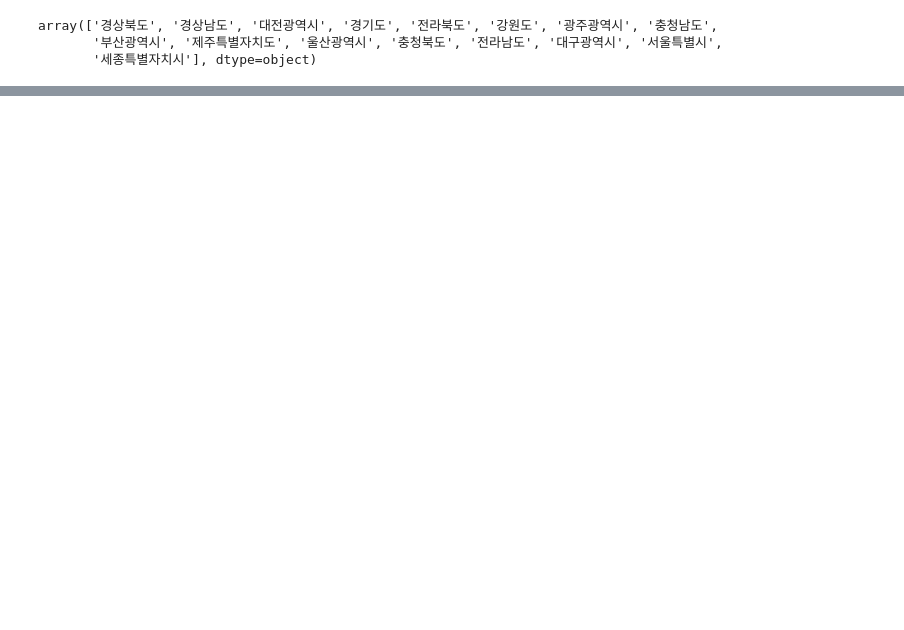
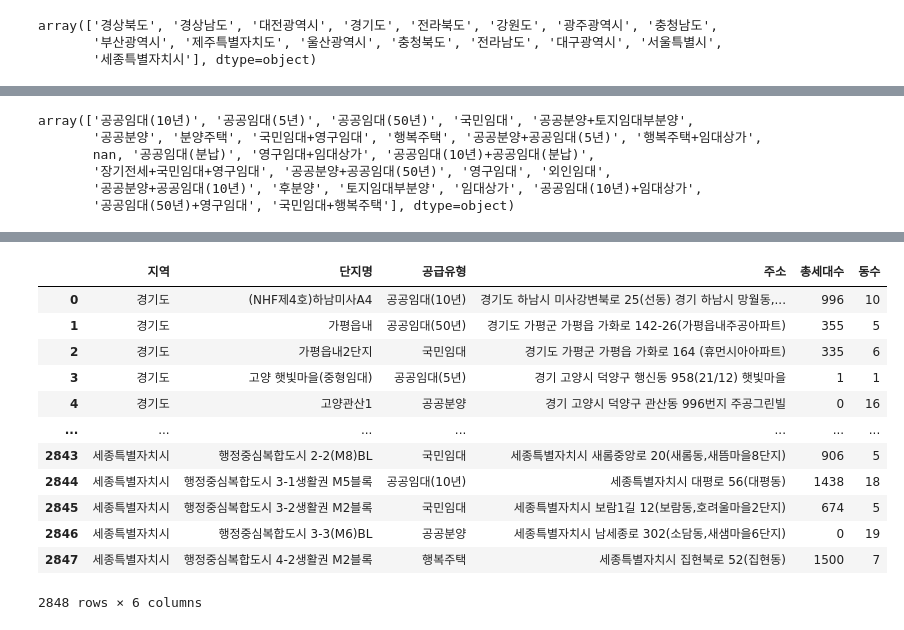
Before and after one commit to jkl851/AI_competition, a Jupyter notebook: 데이터합치기(제공데이터, 단지정보, 구성원).ipynb, the cells around one changed output, grey strips where cells are left out. Cells and saved outputs as stored; diff of their text form; code cells hidden in the pictures; blank space fills up the shorter version.

```diff
--- a/데이터합치기(제공데이터, 단지정보, 구성원).ipynb
+++ b/데이터합치기(제공데이터, 단지정보, 구성원).ipynb
@@ -123,0 +143,9 @@ a
+# %%
+danji['공급유형'].unique()
+# %% [output]
+array(['공공임대(10년)', '공공임대(5년)', '공공임대(50년)', '국민임대', '공공분양+토지임대부분양',
+       '공공분양', '분양주택', '국민임대+영구임대', '행복주택', '공공분양+공공임대(5년)', '행복주택+임대상가',
+       nan, '공공임대(분납)', '영구임대+임대상가', '공공임대(10년)+공공임대(분납)',
+       '장기전세+국민임대+영구임대', '공공분양+공공임대(50년)', '영구임대', '외인임대',
+       '공공분양+공공임대(10년)', '후분양', '토지임대부분양', '임대상가', '공공임대(10년)+임대상가',
+       '공공임대(50년)+영구임대', '국민임대+행복주택'], dtype=object)
@@ -123,0 +156,58 @@ a
+# %%
+경기 = danji1[danji1['주소'].str.contains('경기')]
+경기['지역본부명'] = '경기도'
+
+서울 = danji1[danji1['주소'].str.contains('서울')]
+서울['지역본부명'] = '서울특별시'
+
+충남 = danji1[danji1['주소'].str.contains('충청남도|충남')]
+충남['지역본부명'] = '충청남도'
+
+충북 = danji1[danji1['주소'].str.contains('충청북도|충북')]
+충북['지역본부명'] = '충청북도'
+
+대전 = danji1[danji1['주소'].str.contains('대전')]
+대전['지역본부명'] = '대전광역시'
+
+광주 = danji1[danji1['주소'].str.contains('광주')]
+광주['지역본부명'] = '광주광역시'
+
+전남 = danji1[danji1['주소'].str.contains('전라남도|전남')]
+전남['지역본부명'] = '전라남도'
+
+전북 = danji1[danji1['주소'].str.contains('전라북도|전북')]
+전북['지역본부명'] = '전라북도'
+
+부산 = danji1[danji1['주소'].str.contains('부산')]
+부산['지역본부명'] = '부산광역시'
+
+울산 = danji1[danji1['주소'].str.contains('울산')]
+울산['지역본부명'] = '울산광역시'
+
+대구 = danji1[danji1['주소'].str.contains('대구')]
+대구['지역본부명'] = '대구광역시'
+
+경북 = danji1[danji1['주소'].str.contains('경상북도|경북')]
+경북['지역본부명'] = '경상북도'
+
+경남 = danji1[danji1['주소'].str.contains('경상남도|경남')]
+경남['지역본부명'] = '경상남도'
+
+강원 = danji1[danji1['주소'].str.contains('강원도|강원')]
+강원['지역본부명'] = '강원도'
+
+대구 = danji1[danji1['주소'].str.contains('대구')]
+대구['지역본부명'] = '대구광역시'
+
+제주 = danji1[danji1['주소'].str.contains('제주')]
+제주['지역본부명'] = '제주특별자치도'
+
+세종 = danji1[danji1['주소'].str.contains('세종')]
+세종['지역본부명'] = '세종특별자치시'
+
+temp1 = pd.concat([경기, 서울, 충남, 충북, 대전, 광주, 전남, 전북, 부산, 울산, 대구, 경북, 경남, 강원, 대구, 제주, 세종])
+temp1.drop(['단지코드'], axis=1, inplace=True)
+temp1.rename(columns={'지역본부명':'지역', '세대수':'총세대수'}, inplace=True)
+temp1.reset_index(drop = True, inplace=True)
+temp1
+# %% [output]
@@ -123,0 +231,13 @@ a
+|  | 지역 | 단지명 | 공급유형 | 주소 | 총세대수 | 동수 |
+| 0 | 경기도 | (NHF제4호)하남미사A4 | 공공임대(10년) | 경기도 하남시 미사강변북로 25(선동) 경기 하남시 망월동,... | 996 | 10 |
+| 1 | 경기도 | 가평읍내 | 공공임대(50년) | 경기도 가평군 가평읍 가화로 142-26(가평읍내주공아파트) | 355 | 5 |
+| 2 | 경기도 | 가평읍내2단지 | 국민임대 | 경기도 가평군 가평읍 가화로 164 (휴먼시아아파트) | 335 | 6 |
+| 3 | 경기도 | 고양 햇빛마을(중형임대) | 공공임대(5년) | 경기 고양시 덕양구 행신동 958(21/12) 햇빛마을 | 1 | 1 |
+| 4 | 경기도 | 고양관산1 | 공공분양 | 경기 고양시 덕양구 관산동 996번지 주공그린빌 | 0 | 16 |
+| ... | ... | ... | ... | ... | ... | ... |
+| 2843 | 세종특별자치시 | 행정중심복합도시 2-2(M8)BL | 국민임대 | 세종특별자치시 새롬중앙로 20(새롬동,새뜸마을8단지) | 906 | 5 |
+| 2844 | 세종특별자치시 | 행정중심복합도시 3-1생활권 M5블록 | 공공임대(10년) | 세종특별자치시 대평로 56(대평동) | 1438 | 18 |
+| 2845 | 세종특별자치시 | 행정중심복합도시 3-2생활권 M2블록 | 국민임대 | 세종특별자치시 보람1길 12(보람동,호려울마을2단지) | 674 | 5 |
+| 2846 | 세종특별자치시 | 행정중심복합도시 3-3(M6)BL | 공공분양 | 세종특별자치시 남세종로 302(소담동,새샘마을6단지) | 0 | 19 |
+| 2847 | 세종특별자치시 | 행정중심복합도시 4-2생활권 M2블록 | 행복주택 | 세종특별자치시 집현북로 52(집현동) | 1500 | 7 |
+2848 rows × 6 columns
```
Also changed, not shown: parts of 16 cells of this notebook.
